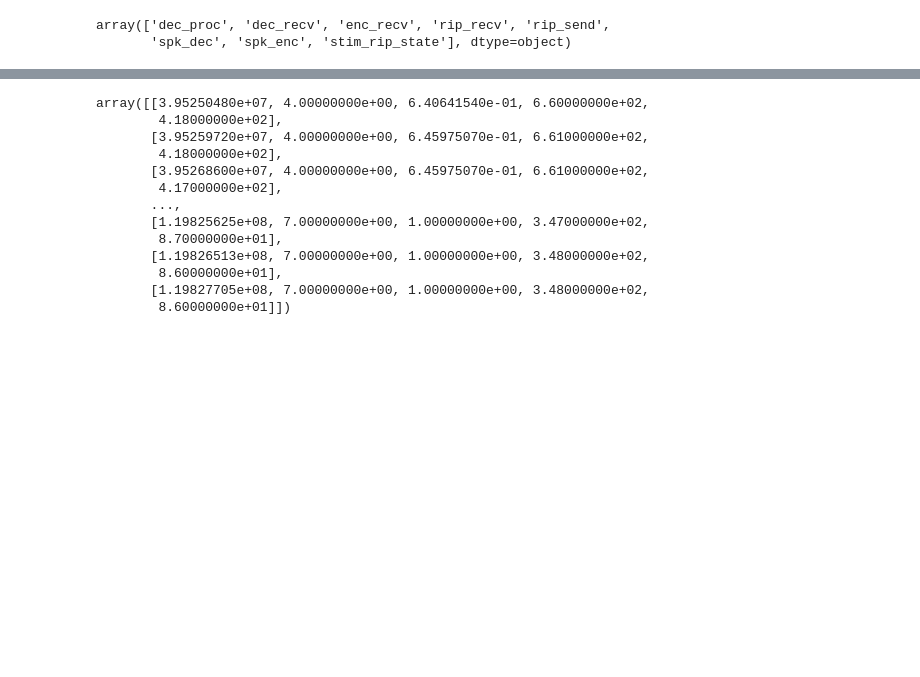
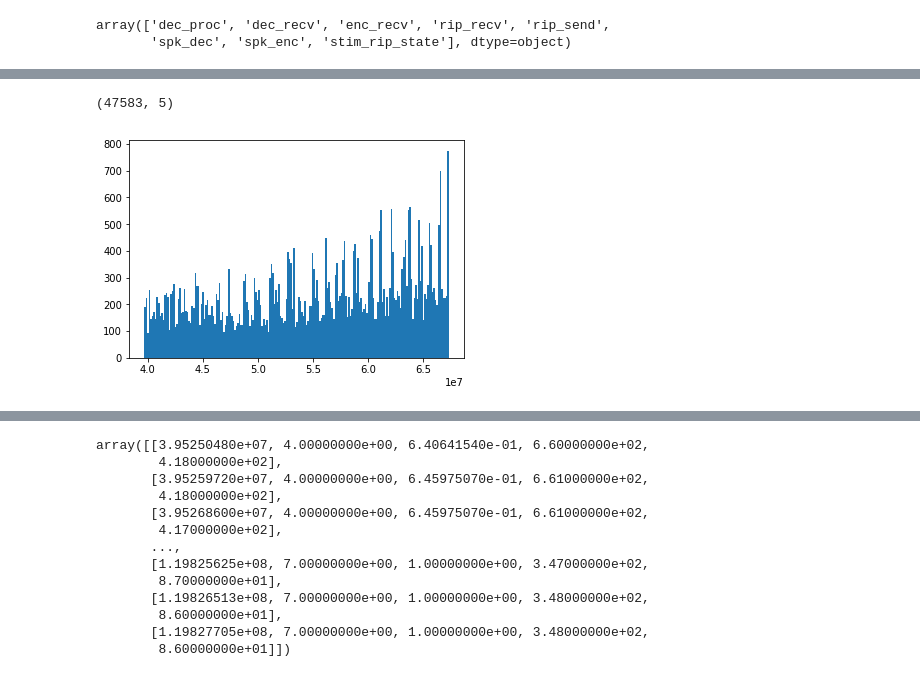
Before and after one commit to trevortknguyen/spykshrk_realtime, a Jupyter notebook: jupyter-notebooks/realtime_troubleshooting_MEC.ipynb, the cells around one changed output, grey strips where cells are left out. Drawn from its saved outputs; the diff is of its cells as text; code cells hidden in the pictures; blank space fills up the shorter version.

```diff
--- a/jupyter-notebooks/realtime_troubleshooting_MEC.ipynb
+++ b/jupyter-notebooks/realtime_troubleshooting_MEC.ipynb
@@ -80,0 +142,7 @@ encoder_data.shape
+# %%
+#15 mins velocity filter, mark stdev = 20, rstartree factor = 3
+plt.hist(decoder_missed_spikes['timestamp'].values,bins=200)
+decoder_missed_spikes.shape
+# %% [output]
+(47583, 5)
+[figure, added]
```
Also changed, not shown: parts of 49 cells of this notebook, 10 other files.
